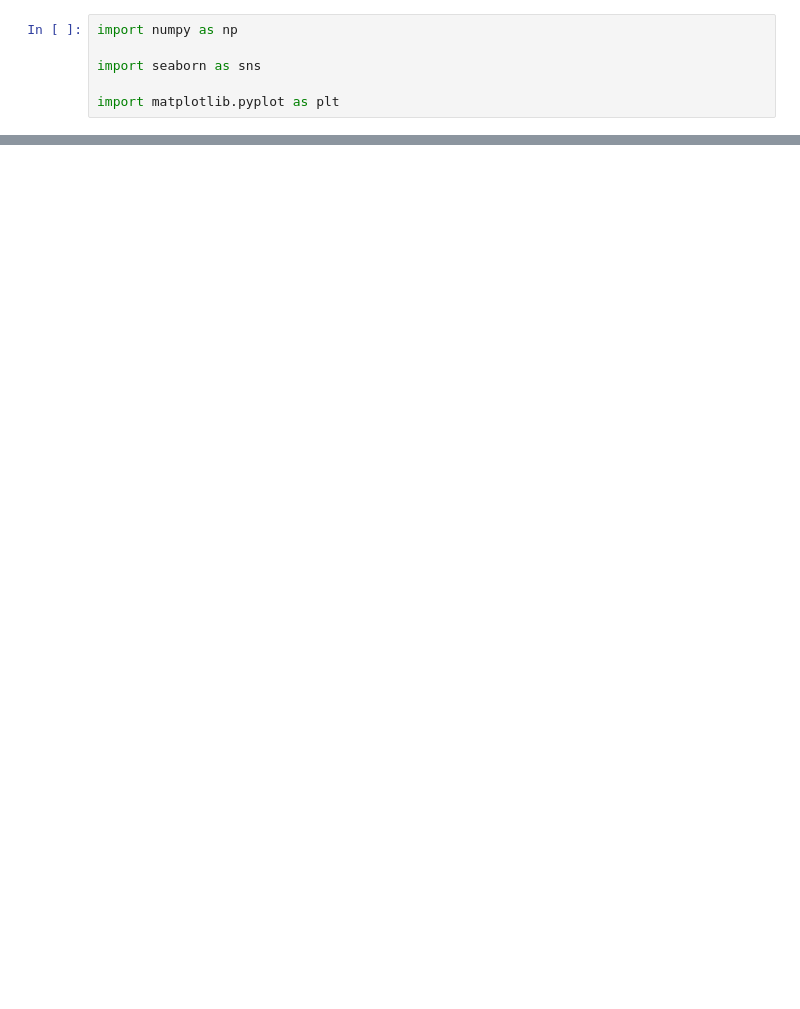
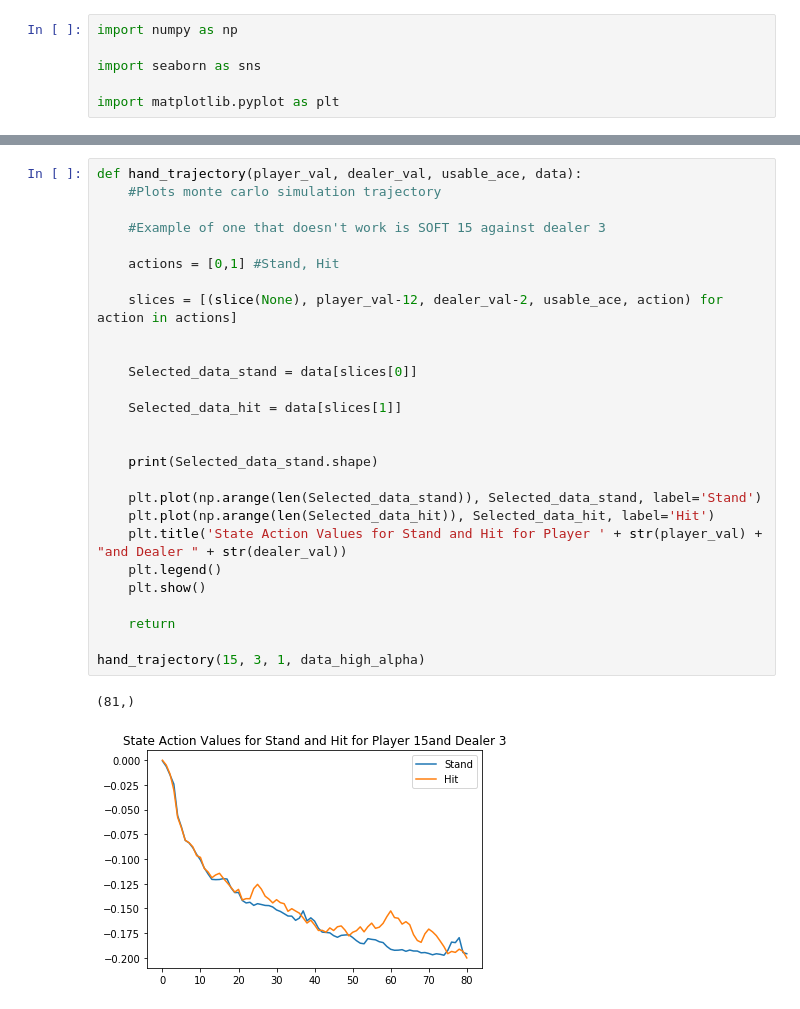
Before and after one commit to Joshuashou/RL_Blackjack, a Jupyter notebook: Analysis.ipynb, the cells around one changed output, grey strips where cells are left out. Saved outputs shown, nothing was run; the diff lists cells and outputs as text; blank space fills up the shorter version.

```diff
--- a/Analysis.ipynb
+++ b/Analysis.ipynb
@@ -38,0 +111,30 @@ def view_state_action_values(data):
+# %%
+def hand_trajectory(player_val, dealer_val, usable_ace, data):
+    #Plots monte carlo simulation trajectory
+
+    #Example of one that doesn't work is SOFT 15 against dealer 3
+
+    actions = [0,1] #Stand, Hit
+
+    slices = [(slice(None), player_val-12, dealer_val-2, usable_ace, action) for action in actions]
+
+
+    Selected_data_stand = data[slices[0]]
+
+    Selected_data_hit = data[slices[1]]
+
+
+    print(Selected_data_stand.shape)
+
+    plt.plot(np.arange(len(Selected_data_stand)), Selected_data_stand, label='Stand')
+    plt.plot(np.arange(len(Selected_data_hit)), Selected_data_hit, label='Hit')
+    plt.title('State Action Values for Stand and Hit for Player ' + str(player_val) + "and Dealer " + str(dealer_val))
+    plt.legend()
+    plt.show()
+
+    return
+
+hand_trajectory(15, 3, 1, data_high_alpha)
+# %% [output]
+(81,)
+[figure, added]
```
Also changed, not shown: parts of 7 cells of this notebook, 10 other files.
